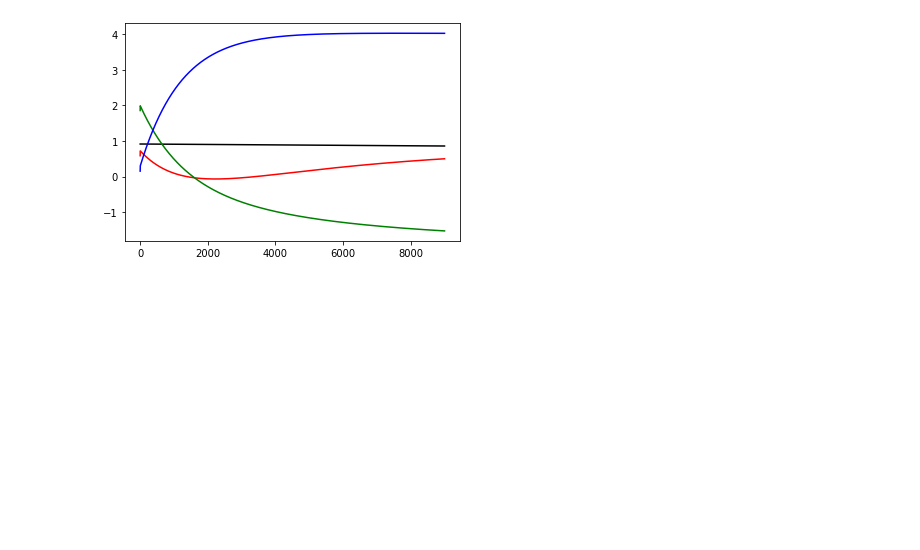
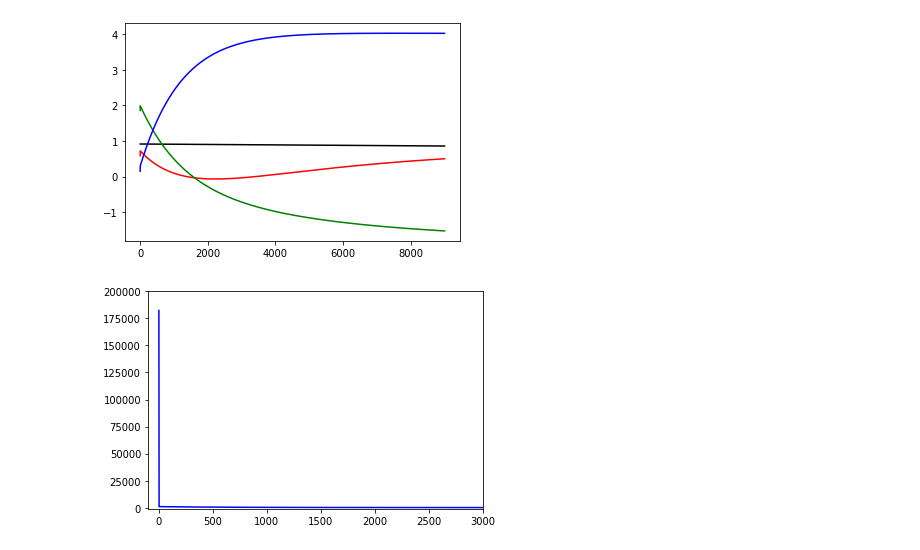
Before and after one commit to suulee/Machine-learning, a Jupyter notebook: assignment04/assignment04.ipynb, the cells around one changed output. Drawn from its saved outputs; the diff is of its cells as text; code cells hidden in the pictures; blank space fills up the shorter version.

Commit message:
plotting the training error

```diff
--- a/assignment04/assignment04.ipynb
+++ b/assignment04/assignment04.ipynb
@@ -116,3 +134,9 @@ plt.plot(W3,color='blue')
 plt.show()
 # %% [output]
 [figure]
+# %%
+plt.plot(cost_history,color='blue')
+plt.axis([-100,3000,-1000,200000])
+plt.show()
+# %% [output]
+[figure, added]
```
Also changed, not shown: parts of 1 cell of this notebook.
